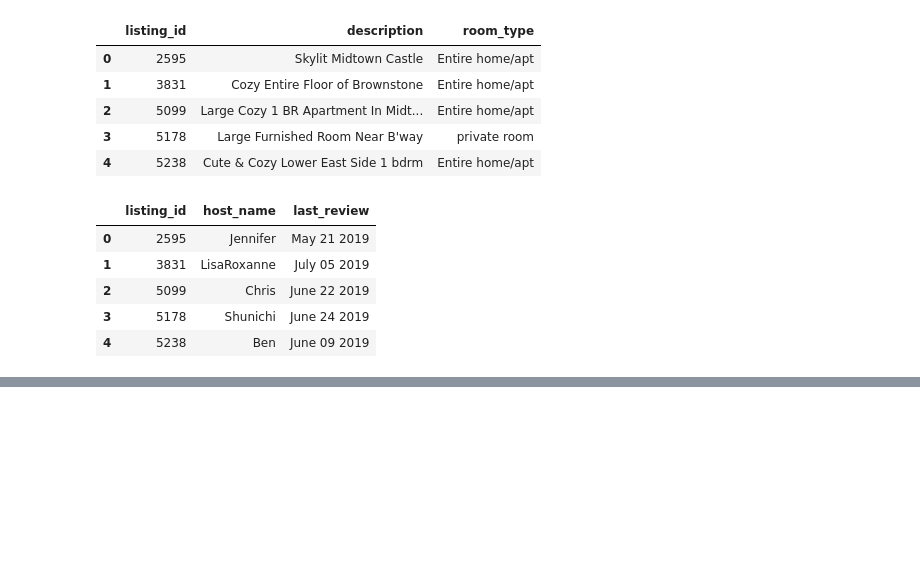
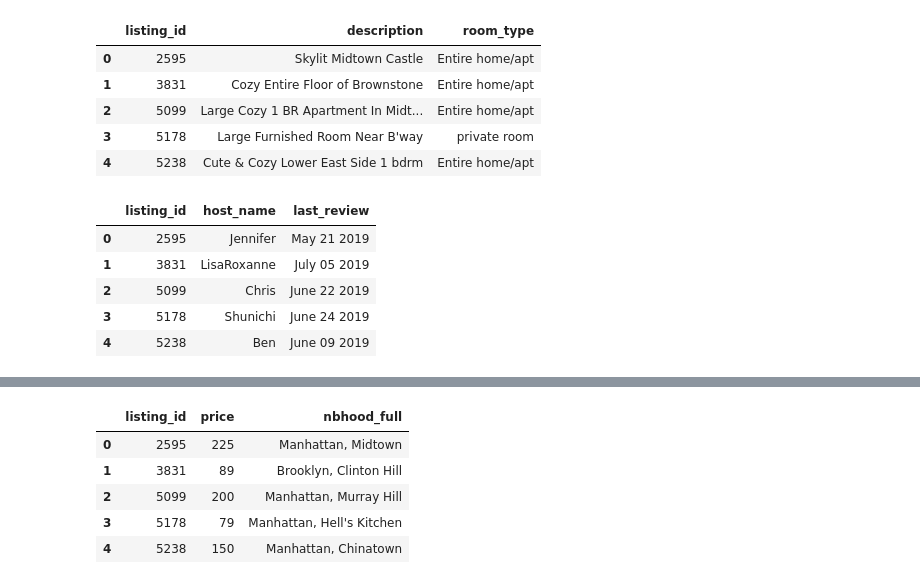
Before and after one commit to sakshijain070198/NYC-Airbnb-Market, a Jupyter notebook: NYC_Airbnb.ipynb, the cells around one changed output, grey strips where cells are left out. Saved outputs shown, nothing was run; the diff lists cells and outputs as text; code cells hidden in the pictures; blank space fills up the shorter version.

```diff
--- a/NYC_Airbnb.ipynb
+++ b/NYC_Airbnb.ipynb
@@ -92,0 +306,9 @@ side_by_side(prices.head(), room_type.head(), reviews.head())
+# %%
+prices.head()
+# %% [output]
+|  | listing_id | price | nbhood_full |
+| 0 | 2595 | 225 | Manhattan, Midtown |
+| 1 | 3831 | 89 | Brooklyn, Clinton Hill |
+| 2 | 5099 | 200 | Manhattan, Murray Hill |
+| 3 | 5178 | 79 | Manhattan, Hell's Kitchen |
+| 4 | 5238 | 150 | Manhattan, Chinatown |
```
Also changed, not shown: parts of 30 cells of this notebook.
